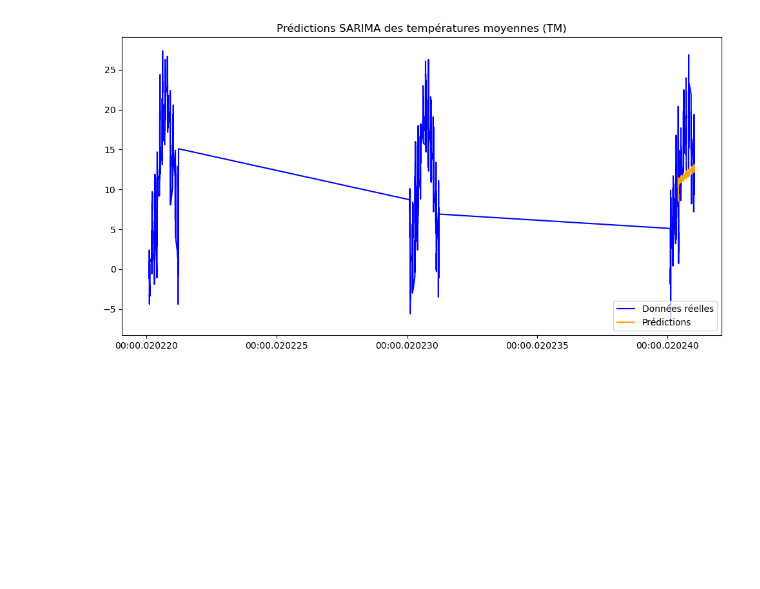
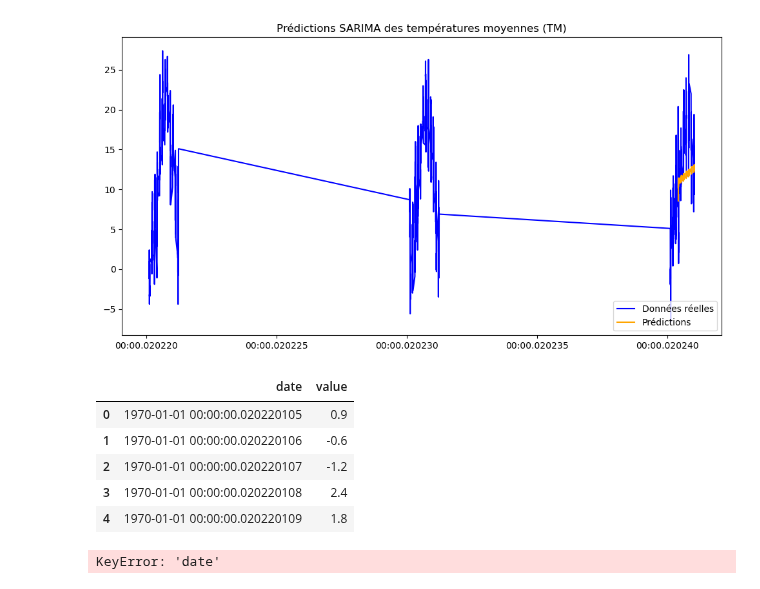
Before and after one commit to laureineCompaore/ProjetPython, a Jupyter notebook: Modelisation_Fahmiya.ipynb, the cells around one changed output. Drawn from its saved outputs; the diff is of its cells as text; code cells hidden in the pictures; blank space fills up the shorter version.

```diff
--- a/Modelisation_Fahmiya.ipynb
+++ b/Modelisation_Fahmiya.ipynb
@@ -162,3 +162,54 @@ plt.legend()
 plt.show()
 # %% [output]
 [figure]
+# %%
+# Exemple de données (vous pouvez remplacer par vos propres données)
+
+data = {
+    'date': pd.to_datetime(df["DATE"]),
+    'value': df["TM"]
+}
+
+# Conversion en DataFrame
+df_p = pd.DataFrame(data)
+df_p.head()
+# %% [output]
+|  | date | value |
+| 0 | 1970-01-01 00:00:00.020220105 | 0.9 |
+| 1 | 1970-01-01 00:00:00.020220106 | -0.6 |
+| 2 | 1970-01-01 00:00:00.020220107 | -1.2 |
+| 3 | 1970-01-01 00:00:00.020220108 | 2.4 |
+| 4 | 1970-01-01 00:00:00.020220109 | 1.8 |
+# %%
+import pandas as pd
+import matplotlib.pyplot as plt
+
+# Exemple de données (vous pouvez remplacer par vos propres données)
+
+data = {
+    'date': pd.to_datetime(df["DATE"]),
+    'value': df["TM"]
+}
+
+# Conversion en DataFrame
+df_p = pd.DataFrame(data)
+
+# Définir la colonne 'date' comme index
+df_p.set_index('date', inplace=True)
+
+# Filtrage des données pour la plage de dates spécifiée
+start_date = '2022-01-01'
+end_date = '2022-12-31'
+filtered_df = df_p[(df_p['date'] >= start_date) & (df_p['date'] <= end_date)]
+
+# Visualisation des données filtrées
+plt.figure(figsize=(12, 6))
+plt.plot(filtered_df['date'], filtered_df['température_moyenne'], marker='o', linestyle='-', color='blue', label='Température moyenne')
+plt.title("Températures Moyennes en 2022", fontsize=14)
+plt.xlabel("Date", fontsize=12)
+plt.ylabel("Température Moyenne (°C)", fontsize=12)
+plt.grid(True)
+plt.legend()
+plt.show()
+# %% [output]
+KeyError: 'date'
```
Also changed, not shown: parts of 2 cells of this notebook.
